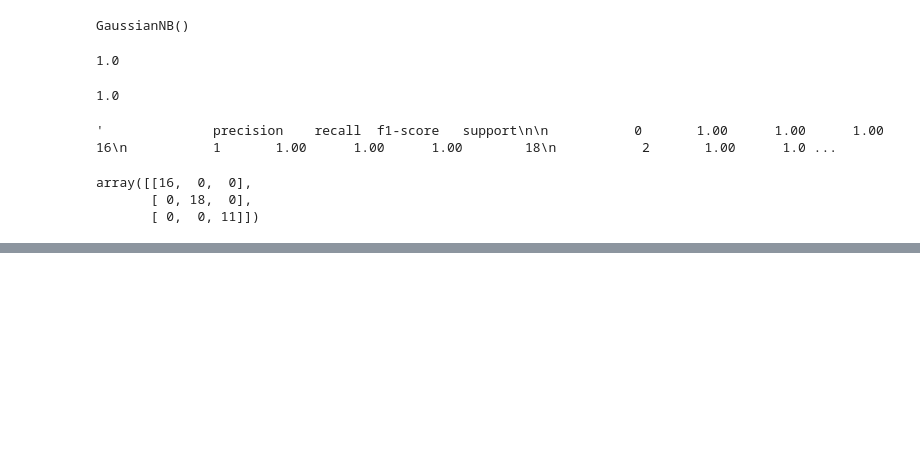
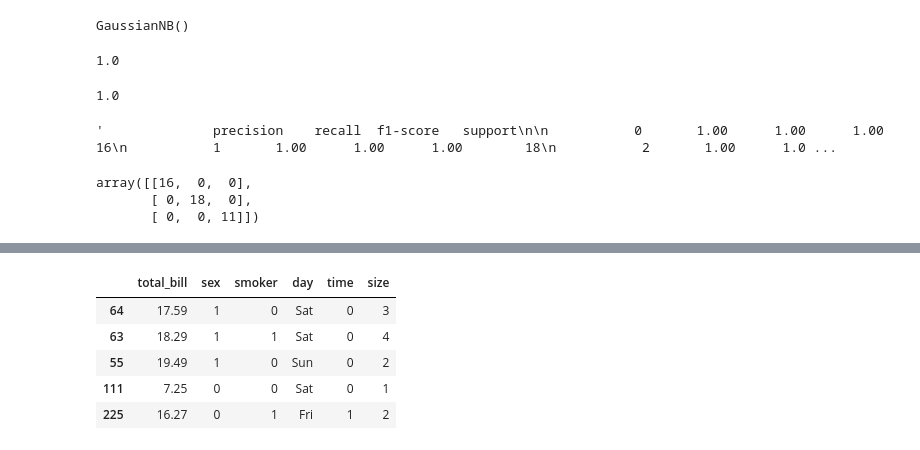
Before and after one commit to Nikhil9490/ML_Algorithms_Revision, a Jupyter notebook: Naive_bayes.ipynb, the cells around one changed output, grey strips where cells are left out. Saved outputs shown, nothing was run; the diff lists cells and outputs as text; code cells hidden in the pictures; blank space fills up the shorter version.

```diff
--- a/Naive_bayes.ipynb
+++ b/Naive_bayes.ipynb
@@ -69,0 +118,9 @@ array([[16,  0,  0],
+# %%
+X_test.head()
+# %% [output]
+|  | total_bill | sex | smoker | day | time | size |
+| 64 | 17.59 | 1 | 0 | Sat | 0 | 3 |
+| 63 | 18.29 | 1 | 1 | Sat | 0 | 4 |
+| 55 | 19.49 | 1 | 0 | Sun | 0 | 2 |
+| 111 | 7.25 | 0 | 0 | Sat | 0 | 1 |
+| 225 | 16.27 | 0 | 1 | Fri | 1 | 2 |
```
Also changed, not shown: parts of 18 cells of this notebook.
